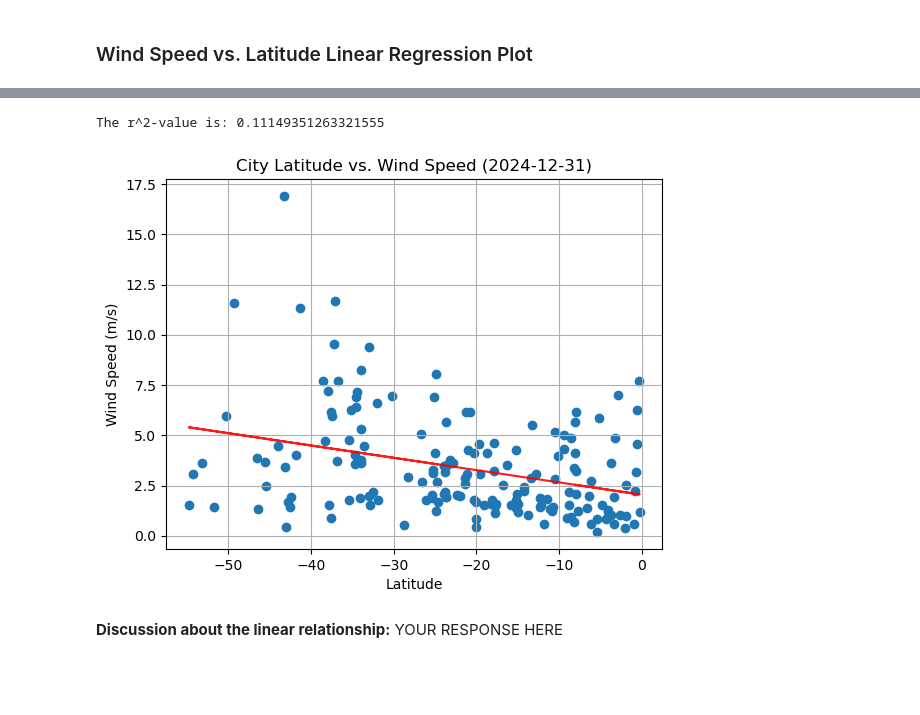
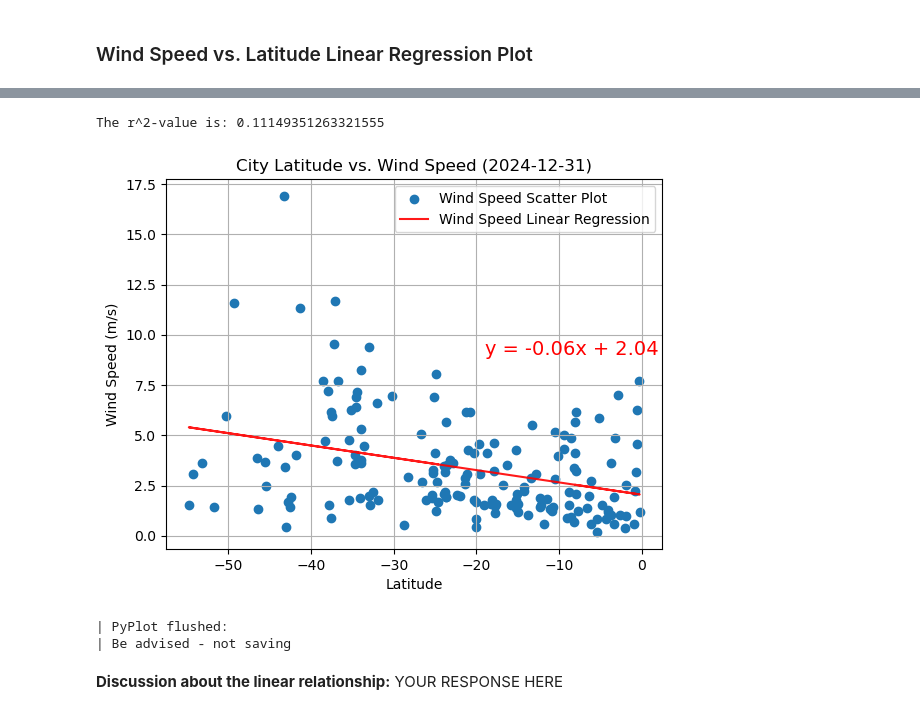
Before and after one commit to Neelka96/python-api-challenge, a Jupyter notebook: WeatherPy/WeatherPy.ipynb, the cells around one changed output, grey strips where cells are left out. Cells and saved outputs as stored; diff of their text form; code cells hidden in the pictures; blank space fills up the shorter version.

```diff
--- a/WeatherPy/WeatherPy.ipynb
+++ b/WeatherPy/WeatherPy.ipynb
@@ -320,9 +333,11 @@ The r^2-value is: 0.03242328731373693
 # %%
 # Southern Hemisphere
-gcs.r_plot(hemi_south_df, 'Lat', 'Wind Speed')
-gcs.plt.show()
+gcs.r_plot(hemi_south_df, 'Lat', 'Wind Speed', (-19, 9))
+gcs.flush()
 # %% [output]
 The r^2-value is: 0.11149351263321555
-[figure, old version]
+[figure, new version]
+| PyPlot flushed:
+| Be advised - not saving
 # %% [markdown]
 **Discussion about the linear relationship:** YOUR RESPONSE HERE
```
Also changed, not shown: parts of 8 cells of this notebook, 1 other file.
